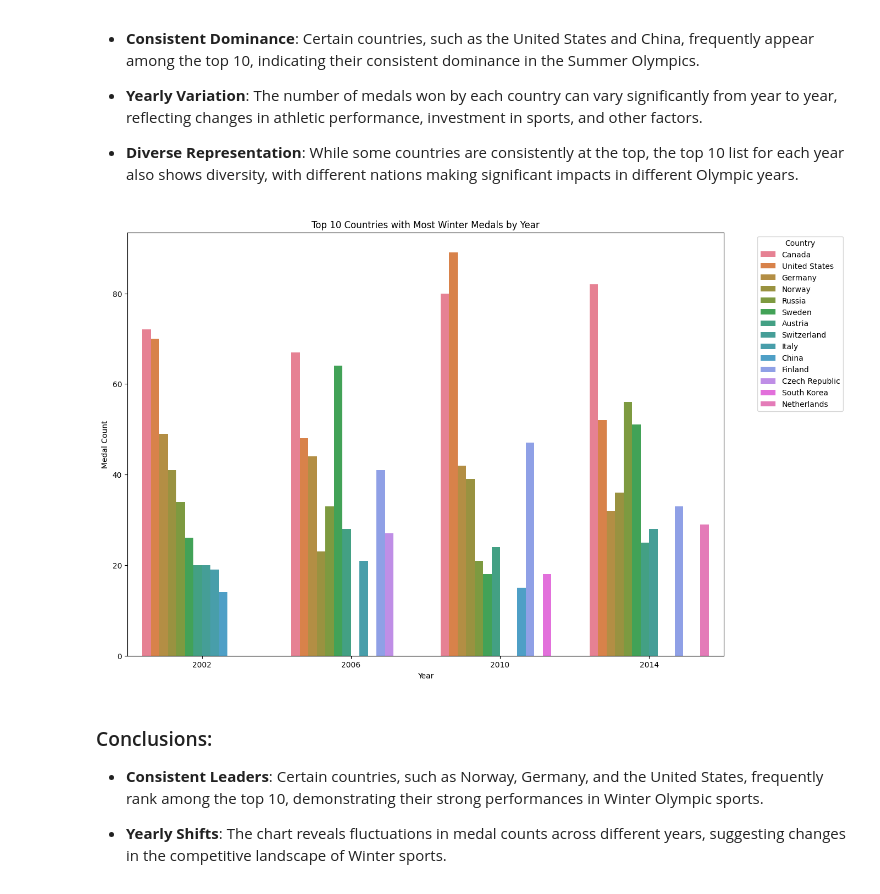
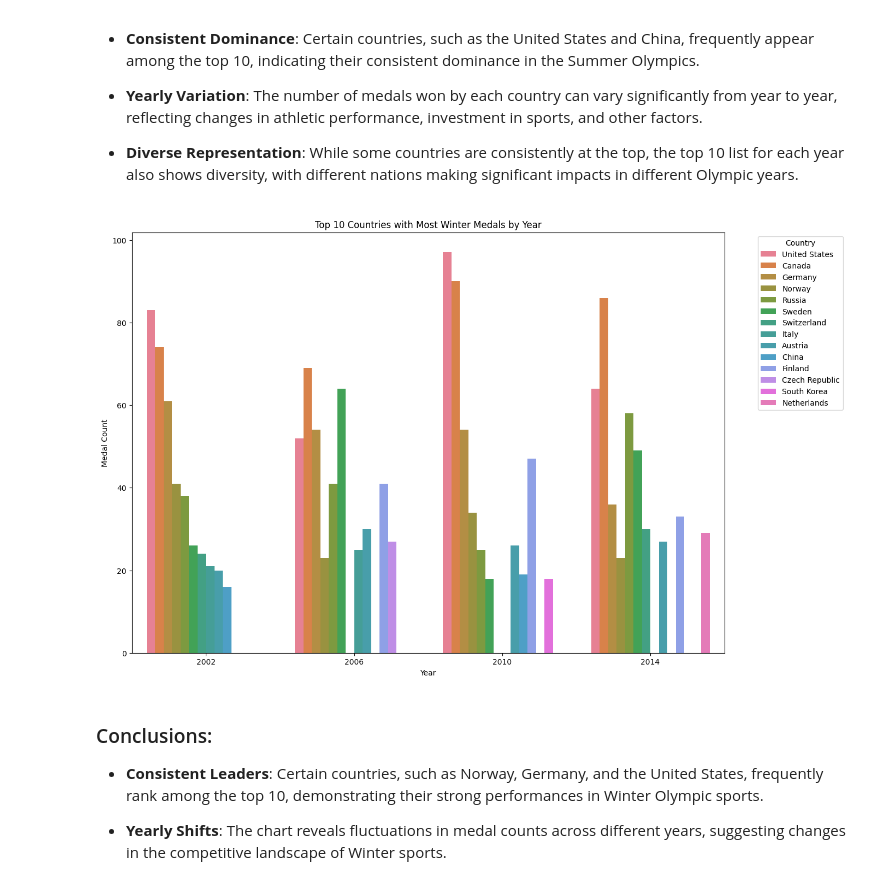
Before and after one commit to ju4n-avendanoa/Data_Olympics, a Jupyter notebook: main.ipynb, the cells around one changed output. Cells and saved outputs as stored; diff of their text form; code cells hidden in the pictures.

```diff
--- a/main.ipynb
+++ b/main.ipynb
@@ -112,0 +186,3 @@ dtype: int64
+# %%
+df['region'] = df.apply(lambda row: row['notes'] if pd.isna(row['region']) and row['notes'] == 'Tuvalu' else row['region'], axis=1)
+df[df.NOC == 'TUV']
@@ -112,0 +214,3 @@ dtype: int64
+# %%
+df['region'] = df.apply(lambda row: row['notes'] if pd.isna(row['region']) and row['NOC'] == 'ROT' else row['region'], axis=1)
+df[df.NOC == 'ROT']
@@ -112,0 +253,3 @@ dtype: int64
+# %%
+df.drop(columns=['notes'], inplace=True)
+df.dropna(inplace=True)
@@ -220,0 +382,2 @@ for column in text_columns:
+# %%
+df['region'] = df['region'].replace({'USA': 'United States'})
@@ -589,20 +788,20 @@ plt.show()
 # %%
 recent_games_winter = df[(df['Year'] >= 2000) & (df['Medal'] != 'No Medal') & (df['Season'] == 'Winter')]
 
-medals_by_country_recent_winter_season = recent_games_winter.groupby(['Year', 'Team']).size().reset_index(name='Medal Count')
+medals_by_country_recent_winter_season = recent_games_winter.groupby(['Year', 'region']).size().reset_index(name='Medal Count')
 medals_by_country_recent_winter_season = medals_by_country_recent_winter_season.sort_values(by=['Year', 'Medal Count'], ascending=[True, False])
 
 top_10_countries_by_year_winter = medals_by_country_recent_winter_season.groupby('Year').head(10).reset_index(drop=True)
 
 plt.figure(figsize=(14, 10))
-sns.barplot(x='Year', y='Medal Count', hue='Team', data=top_10_countries_by_year_winter, dodge=True)
+sns.barplot(x='Year', y='Medal Count', hue='region', data=top_10_countries_by_year_winter, dodge=True)
 plt.title('Top 10 Countries with Most Winter Medals by Year')
 plt.xlabel('Year')
 plt.ylabel('Medal Count')
 plt.legend(title='Country', bbox_to_anchor=(1.05, 1), loc='upper left')
 plt.show()
 # %% [output]
-[figure, old version]
+[figure, new version]
 # %% [markdown]
 ### Conclusions:
 - **Consistent Leaders**: Certain countries, such as Norway, Germany, and the United States, frequently rank among the top 10, demonstrating their strong performances in Winter Olympic sports.
```
Also changed, not shown: parts of 47 cells of this notebook, 2 other files.
